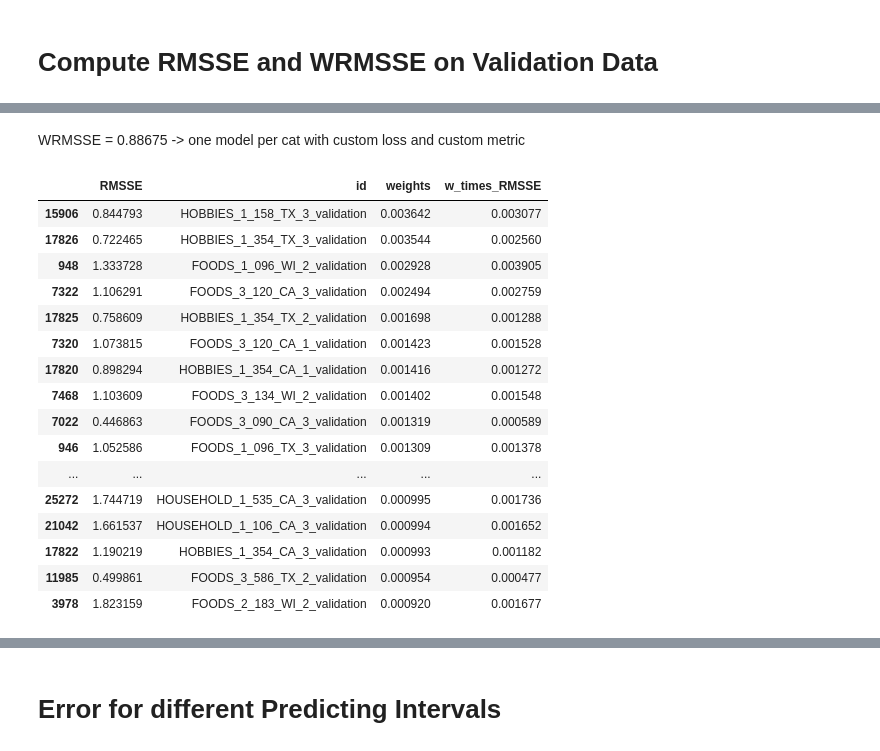
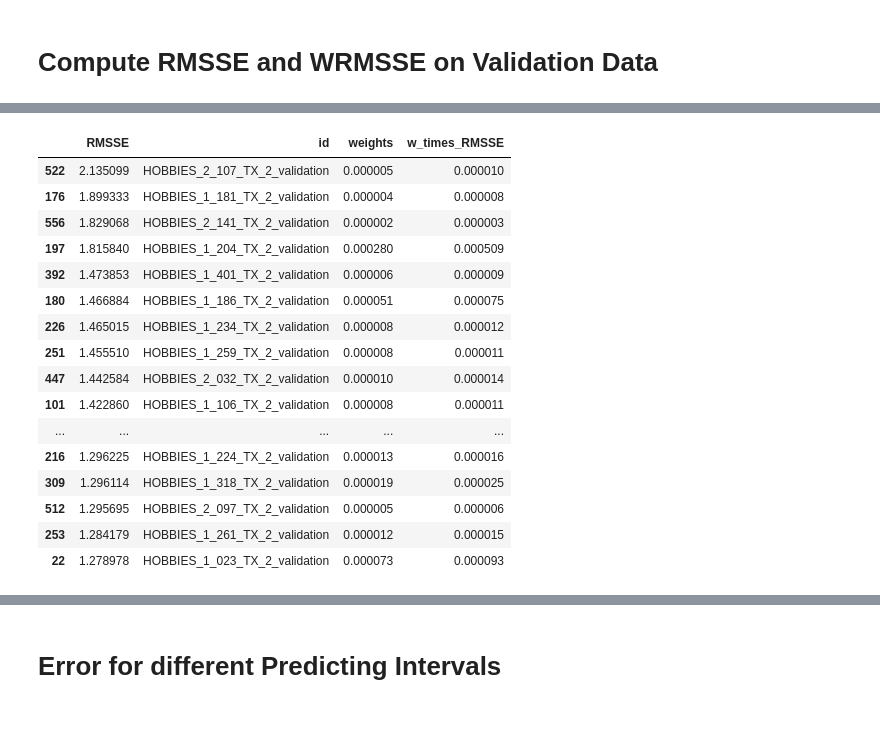
Before and after one commit to dominicdoerig/predicting-sales-data, a Jupyter notebook: m5_challenge/06_gbm_forecasting.ipynb, the cells around one changed output, grey strips where cells are left out. Saved outputs shown, nothing was run; the diff lists cells and outputs as text; code cells hidden in the pictures; blank space fills up the shorter version.

```diff
--- a/m5_challenge/06_gbm_forecasting.ipynb
+++ b/m5_challenge/06_gbm_forecasting.ipynb
@@ -113,7 +124,7 @@ features = cat_features + num_features
 # %%
 
 
-params_cat_id_2 = {
+model_params = {
     'boosting_type': 'gbdt',
     'metric': 'rmse',
     'seed': 10,
@@ -125,10 +136,6 @@ params_cat_id_2 = {
     'num_leaves': 2^9,
 }
 # %%
-
-
-  # to record eval results for plotting
-
 
 for cat in df_merged.cat_id.drop_duplicates():
 
@@ -136,15 +143,6 @@ for cat in df_merged.cat_id.drop_duplicates():
 
     evals_result = {}
     start = time.time()
-
-    if cat == 0:
-        params = params_cat_id_2
-    elif cat == 1:
-        params = params_cat_id_2
-    elif cat == 2:
-        params = params_cat_id_2
-    else:
-        raise ValueError(f'Cat_id not in [0,1,2].')
 
     print('log: create data sets')
     x_train = df_merged[df_merged['date'] <= '2016-03-27'].loc[df_merged['cat_id'] == cat][features]
@@ -164,11 +162,11 @@ for cat in df_merged.cat_id.drop_duplicates():
     )
 
     print('log: model training')
-    gbm= lgb.train(params, train_data, valid_sets=[train_data, validation_data],
+    gbm= lgb.train(model_params, train_data, valid_sets=[train_data, validation_data],
                     evals_result=evals_result, num_boost_round=1000,
                     verbose_eval=25, early_stopping_rounds=20,
-                    fobj=custom_mse_asymmetric_loss,
-                    feval = custom_rmse_asymmetric_valid
+                    fobj=custom_objective_function,
+                    feval = custom_evaluation_function
                    )
 
 
@@ -301,18 +224,18 @@ for cat in x_pred.cat_id.drop_duplicates():
 # compute forecasts, error and map it to df_merged to get ids
 
 # create validation set containing all categories
-df_tmp = df_merged.loc[df_merged['data_type'] ==
+df_last_28d = df_merged.loc[df_merged['data_type'] ==
                           'train'].loc[df_merged['date'] > '2016-03-27'][features].copy()
-df_tmp['y_true'] = df_merged.loc[df_merged['data_type'] ==
+df_last_28d['y_true'] = df_merged.loc[df_merged['data_type'] ==
                           'train'].loc[df_merged['date'] > '2016-03-27']['sale'].copy()
 
-for cat in df_tmp.cat_id.drop_duplicates():
+for cat in df_last_28d.cat_id.drop_duplicates():
     mod = lgb.Booster(model_file=f'{models_path}gbm_cat_id_{cat}_{prefix}.txt')
-    df_tmp.loc[df_tmp.cat_id == cat,'y_pred'] = mod.predict(df_tmp.loc[df_tmp.cat_id == cat][features])
+    df_last_28d.loc[df_last_28d.cat_id == cat,'y_pred'] = mod.predict(df_last_28d.loc[df_last_28d.cat_id == cat][features])
 
-df_tmp['error'] = (df_tmp.y_true - df_tmp.y_pred)
-df_tmp = df_tmp.merge(df_merged[['id', 'item_id','dept_id','cat_id', 'store_id', 'state_id']].drop_duplicates())
+df_last_28d['error'] = (df_last_28d.y_true - df_last_28d.y_pred)
+df_last_28d = df_last_28d.merge(df_merged[['id', 'item_id','dept_id','cat_id', 'store_id', 'state_id']].drop_duplicates())
 
-df_tmp.head(10)
+df_last_28d.head(10)
 # %% [output]
 |  | item_id | dept_id | cat_id | store_id | state_id | year | month | day | is_weekend | wday | ... |
@@ -331,7 +254,7 @@ df_tmp.head(10)
 # compute RMSSE and store it in dict
 rmsse_dict = {}
 
-for name, group in df_tmp.groupby(['id']):
+for name, group in df_last_28d.groupby(['id']):
 
     scale = scaling_factors_rmsse.loc[scaling_factors_rmsse['id'] == name]['scaling_factor'].to_list()[0]
     weight = weights_wrmsse.loc[weights_wrmsse['id'] == name]['weights'].values[0]
@@ -359,25 +282,23 @@ WRMSSE = 0.88760
-# %% [markdown]
-WRMSSE = 0.88675 -> one model per cat with custom loss and custom metric
 # %%
 # show RMSSE and corresponding weights
-rmsse_df.sort_values(by='weights', ascending=False).head(20)
+rmsse_df.sort_values(by='RMSSE', ascending=False).head(20)
 # %% [output]
 |  | RMSSE | id | weights | w_times_RMSSE |
-| 15906 | 0.844793 | HOBBIES_1_158_TX_3_validation | 0.003642 | 0.003077 |
-| 17826 | 0.722465 | HOBBIES_1_354_TX_3_validation | 0.003544 | 0.002560 |
-| 948 | 1.333728 | FOODS_1_096_WI_2_validation | 0.002928 | 0.003905 |
-| 7322 | 1.106291 | FOODS_3_120_CA_3_validation | 0.002494 | 0.002759 |
-| 17825 | 0.758609 | HOBBIES_1_354_TX_2_validation | 0.001698 | 0.001288 |
-| 7320 | 1.073815 | FOODS_3_120_CA_1_validation | 0.001423 | 0.001528 |
-| 17820 | 0.898294 | HOBBIES_1_354_CA_1_validation | 0.001416 | 0.001272 |
-| 7468 | 1.103609 | FOODS_3_134_WI_2_validation | 0.001402 | 0.001548 |
-| 7022 | 0.446863 | FOODS_3_090_CA_3_validation | 0.001319 | 0.000589 |
-| 946 | 1.052586 | FOODS_1_096_TX_3_validation | 0.001309 | 0.001378 |
+| 522 | 2.135099 | HOBBIES_2_107_TX_2_validation | 0.000005 | 0.000010 |
+| 176 | 1.899333 | HOBBIES_1_181_TX_2_validation | 0.000004 | 0.000008 |
+| 556 | 1.829068 | HOBBIES_2_141_TX_2_validation | 0.000002 | 0.000003 |
+| 197 | 1.815840 | HOBBIES_1_204_TX_2_validation | 0.000280 | 0.000509 |
+| 392 | 1.473853 | HOBBIES_1_401_TX_2_validation | 0.000006 | 0.000009 |
+| 180 | 1.466884 | HOBBIES_1_186_TX_2_validation | 0.000051 | 0.000075 |
+| 226 | 1.465015 | HOBBIES_1_234_TX_2_validation | 0.000008 | 0.000012 |
+| 251 | 1.455510 | HOBBIES_1_259_TX_2_validation | 0.000008 | 0.000011 |
+| 447 | 1.442584 | HOBBIES_2_032_TX_2_validation | 0.000010 | 0.000014 |
+| 101 | 1.422860 | HOBBIES_1_106_TX_2_validation | 0.000008 | 0.000011 |
 | ... | ... | ... | ... | ... |
-| 25272 | 1.744719 | HOUSEHOLD_1_535_CA_3_validation | 0.000995 | 0.001736 |
-| 21042 | 1.661537 | HOUSEHOLD_1_106_CA_3_validation | 0.000994 | 0.001652 |
-| 17822 | 1.190219 | HOBBIES_1_354_CA_3_validation | 0.000993 | 0.001182 |
-| 11985 | 0.499861 | FOODS_3_586_TX_2_validation | 0.000954 | 0.000477 |
-| 3978 | 1.823159 | FOODS_2_183_WI_2_validation | 0.000920 | 0.001677 |
+| 216 | 1.296225 | HOBBIES_1_224_TX_2_validation | 0.000013 | 0.000016 |
+| 309 | 1.296114 | HOBBIES_1_318_TX_2_validation | 0.000019 | 0.000025 |
+| 512 | 1.295695 | HOBBIES_2_097_TX_2_validation | 0.000005 | 0.000006 |
+| 253 | 1.284179 | HOBBIES_1_261_TX_2_validation | 0.000012 | 0.000015 |
+| 22 | 1.278978 | HOBBIES_1_023_TX_2_validation | 0.000073 | 0.000093 |
 # %%
 # analyse time series (manually)
```
Also changed, not shown: parts of 25 cells of this notebook.
